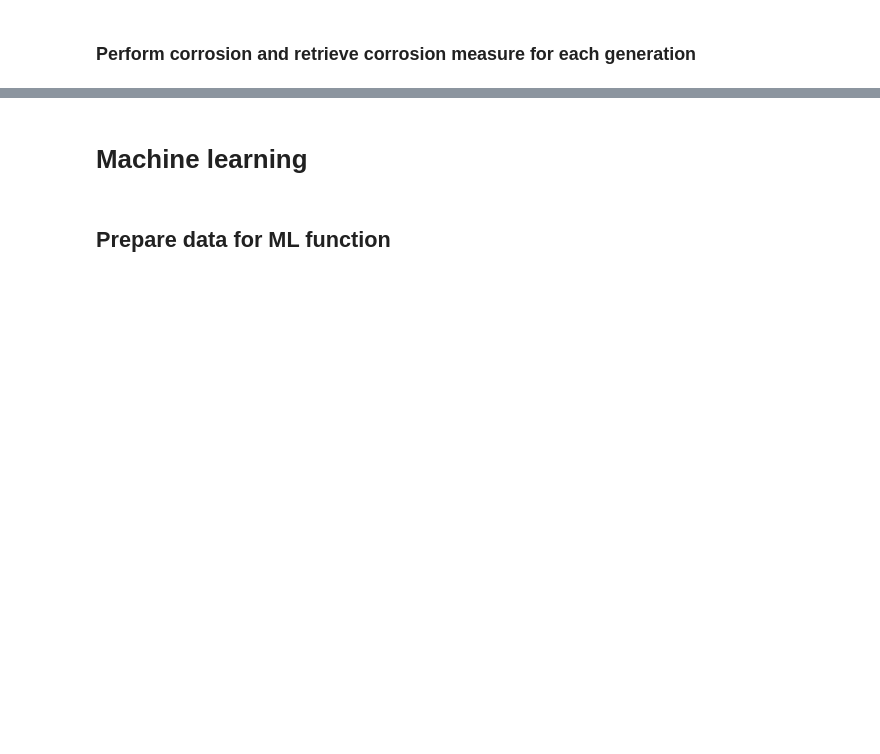
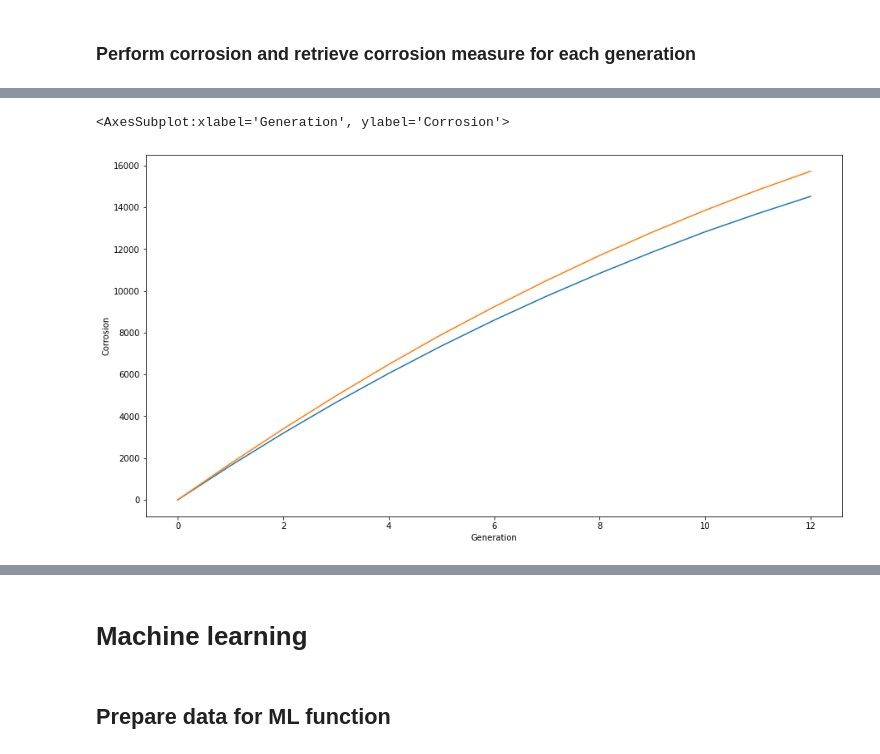
Before and after one commit to emiltj/data-science-exam-2022, a Jupyter notebook: scripts/ds.ipynb, the cells around one changed output, grey strips where cells are left out. Cells and saved outputs as stored; diff of their text form; code cells hidden in the pictures; blank space fills up the shorter version.

```diff
--- a/scripts/ds.ipynb
+++ b/scripts/ds.ipynb
@@ -78,0 +129,7 @@ corrosion_increase_by_number = corrosion_increase(X, y, 8, 6, 0.1, Q, mean_cells
+# %%
+plt.figure(figsize = (15,8))
+sb.lineplot(x = 'Generation', y = 'Corrosion', data = ex0)
+sb.lineplot(x = 'Generation', y = 'Corrosion', data = ex1)
+# %% [output]
+<AxesSubplot:xlabel='Generation', ylabel='Corrosion'>
+[figure, added]
```
Also changed, not shown: parts of 12 cells of this notebook, 1 other file.
